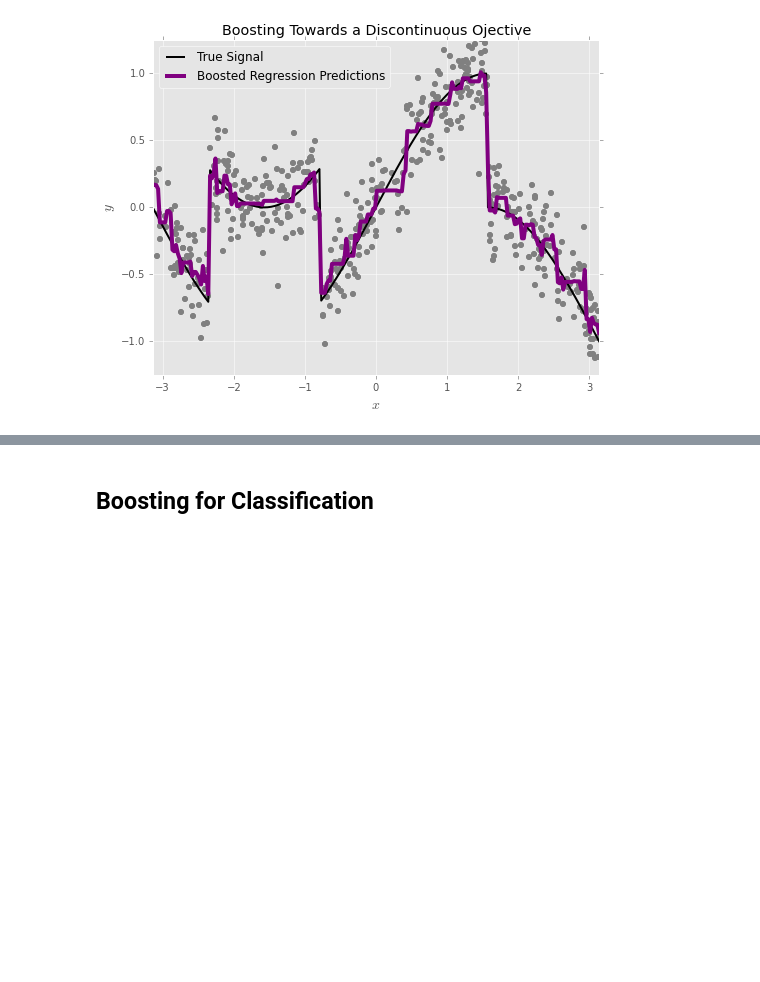
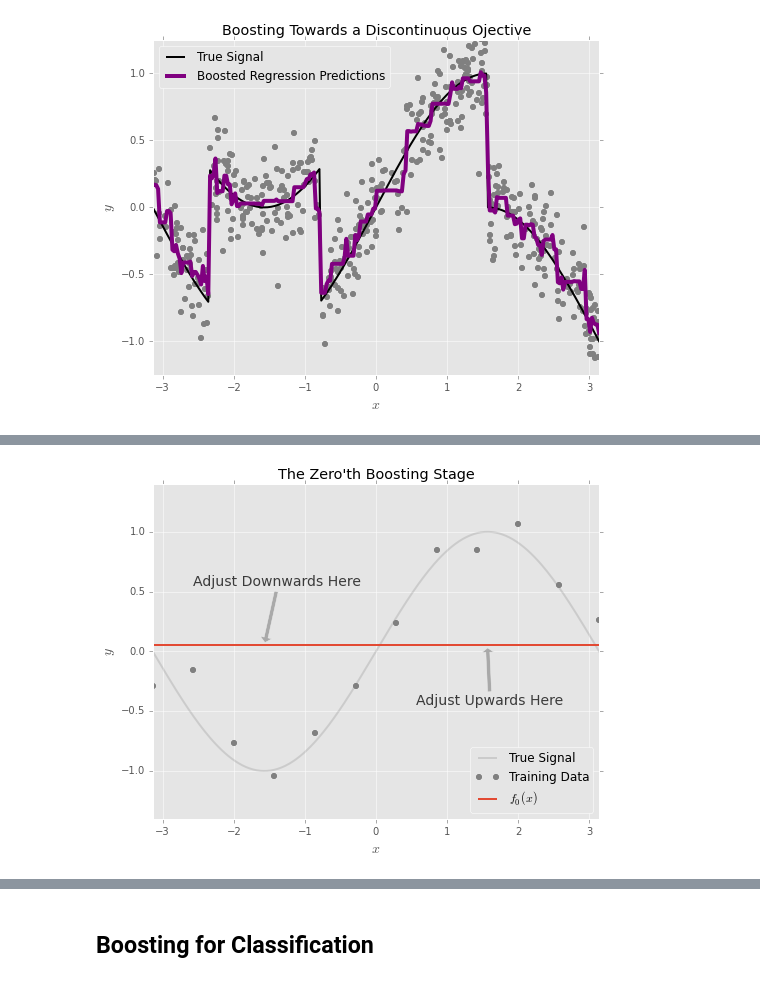
Before and after one commit to madrury/boosting-presentation, a Jupyter notebook: Boosting-Presentation-Galvanize.ipynb, the cells around one changed output, grey strips where cells are left out. Saved outputs shown, nothing was run; the diff lists cells and outputs as text; code cells hidden in the pictures; blank space fills up the shorter version.

```diff
--- a/Boosting-Presentation-Galvanize.ipynb
+++ b/Boosting-Presentation-Galvanize.ipynb
@@ -184,0 +215,39 @@ plt.savefig('plots/broken-sin-with-booster.png', bbox_inches='tight')
+# %%
+# Fit the boosted regression for later
+model_no_lr = GradientBoostingRegressor(n_estimators=6, learning_rate=1.0, max_depth=2)
+model_with_lr = GradientBoostingRegressor(n_estimators=600, learning_rate=0.01, max_depth=2)
+
+model_no_lr.fit(to_column(xs), ys)
+model_with_lr.fit(to_column(xs), ys)
+
+model_no_lr_preds = list(model_no_lr.staged_predict(to_column(x)))
+model_no_lr_preds_at_training = list(model_no_lr.staged_predict(to_column(xs)))
+# %%
+plt.plot(x, y, '-', color='grey', alpha=0.25, label='True Signal')
+plt.plot(xs, ys, 'o', markeredgewidth=0, color="grey", label='Training Data')
+plt.plot(xs, np.repeat(mu, N), label="$f_0(x)$")
+plt.xlim([-np.pi, np.pi]); plt.ylim([-1.4, 1.4])
+
+left_arrow_pos = [-np.pi / 2, mu]
+plt.annotate('Adjust Downwards Here', left_arrow_pos,
+              xytext=(left_arrow_pos[0] - 1, left_arrow_pos[1] + 0.5),
+              arrowprops=dict(facecolor="darkgrey", shrink=0.05),
+              fontsize=14,
+              alpha=0.75
+            )
+
+right_arrow_pos = [np.pi / 2, mu]
+plt.annotate('Adjust Upwards Here', right_arrow_pos,
+              xytext=(right_arrow_pos[0] - 1, right_arrow_pos[1] - 0.5),
+              arrowprops=dict(facecolor="darkgrey", shrink=0.05),
+              fontsize=14,
+              alpha=0.75
+            )
+
+plt.title('The Zero\'th Boosting Stage')
+plt.xlabel('$x$', fontsize=14); plt.ylabel('$y$', fontsize=14)
+plt.legend(loc="lower right")
+
+plt.savefig('plots/zeroth-boosting-stage-what-to-do.png', bbox_inches='tight')
+# %% [output]
+[figure, added]
```
Also changed, not shown: parts of 14 cells of this notebook, 22 other files.
